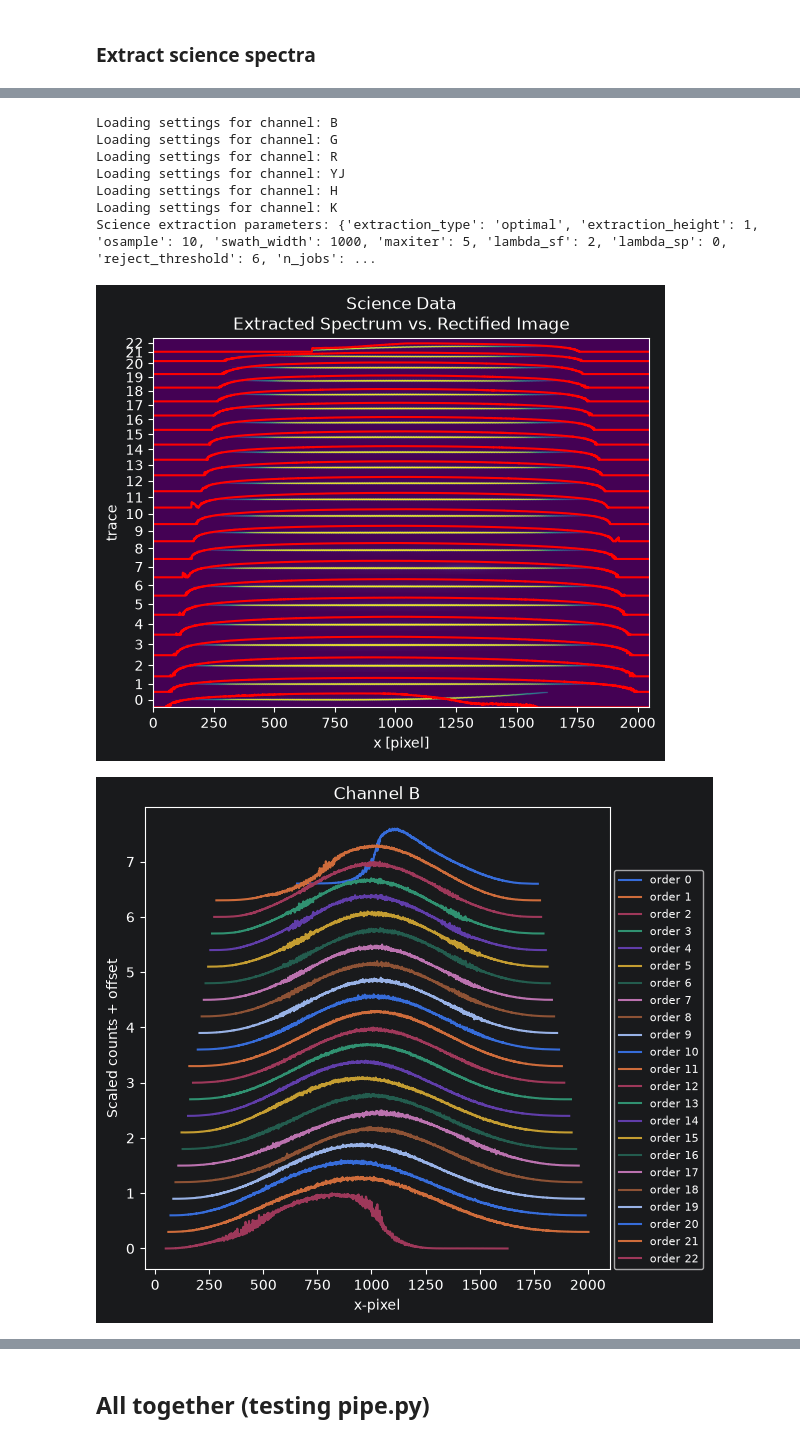
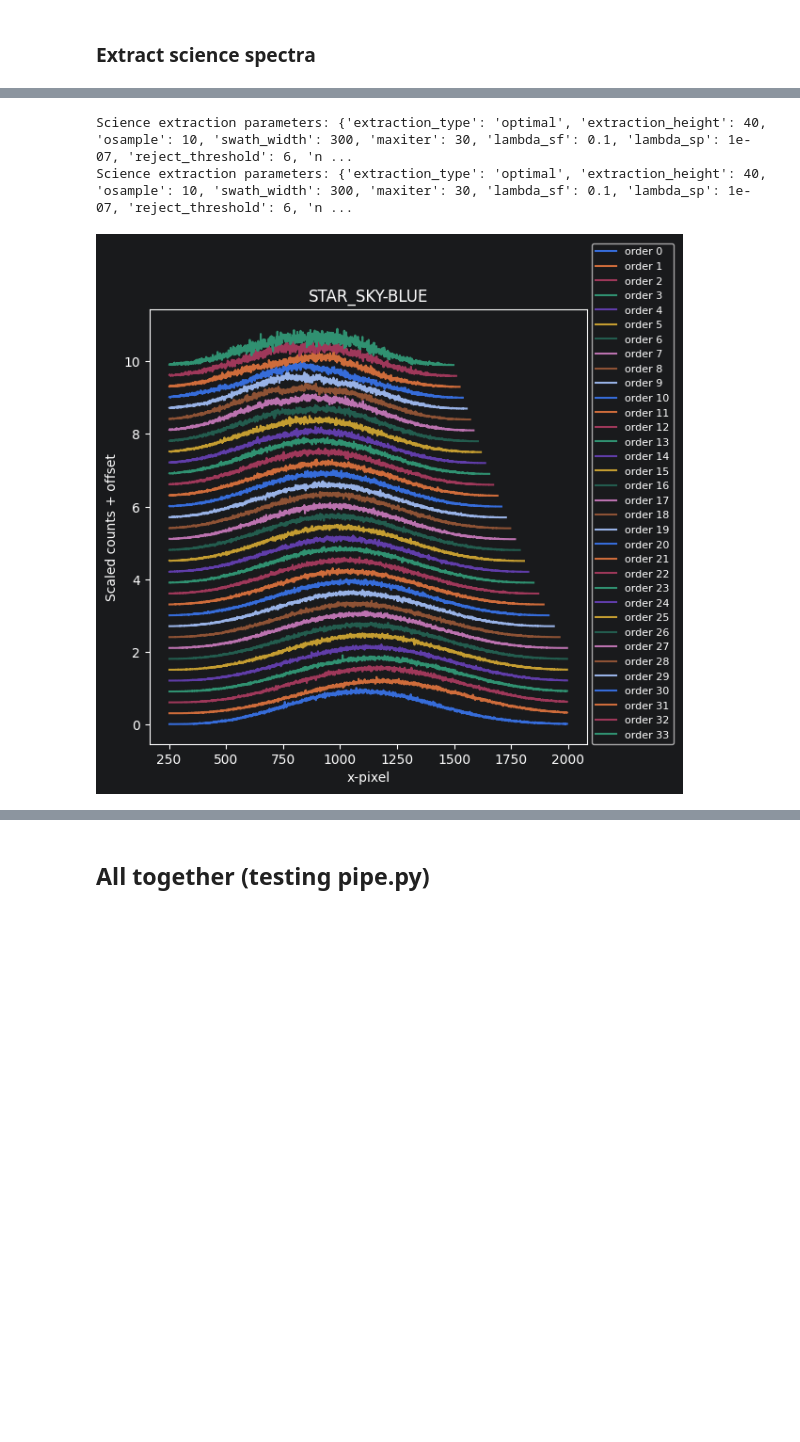
Before and after one commit to CaltechOpticalObservatories/zshooter-drp, a Jupyter notebook: notebooks/extraction_demo.ipynb, the cells around one changed output, grey strips where cells are left out. Drawn from its saved outputs; the diff is of its cells as text; code cells hidden in the pictures; blank space fills up the shorter version.

```diff
--- a/notebooks/extraction_demo.ipynb
+++ b/notebooks/extraction_demo.ipynb
@@ -160,0 +203,14 @@ print(norm.min(), norm.max())
+# %%
+settings_cfg = load_zshooter_settings()
+master_cfg = settings_cfg[channel].get('wavecal_master')
+init_cfg = settings_cfg[channel].get('wavecal_init')
+cfg = settings_cfg[channel].get('wavecal')
+
+# create master arc again but this time with norm correction and traces passed
+arc, ahead = combine_calibrate(chanfiles['wavecal_master'], instrument=zs, channel=channel, bias=bias, bhead=bhead,
+                               norm=norm, traces=traces)
+# call wavecal step
+wave_img, wavesol, linelist, metrics = zsdrp.steps.WavecalWrapper.run(arc, ahead, traces, instrument=zs, channel=channel,
+                                                                      master_step_cfg=master_cfg, init_step_cfg=init_cfg,
+                                                                      step_cfg=cfg, init_plot_count=0)
+print(metrics["rms_mps"])
@@ -165,19 +229,16 @@ print(norm.min(), norm.max())
-# %%
-from zsdrp.steps import ScienceWrapper as sci_wrapper
-from zsdrp.utils import plot_spectra_object
-
-settings_cfg = load_zshooter_settings()
-cfg = settings_cfg[channel].get('science')
-
-spec = sci_wrapper.run(chanfiles['star'], traces, instrument=zs, channel=channel, bias=bias, bhead=bhead, norm=None, step_cfg=cfg)
-ax = plot_spectra_object(spec, title=f'Channel {channel}', xlabel='x-pixel', ylabel='Scaled counts + offset')
-# %% [output]
-Loading settings for channel: B
-Loading settings for channel: G
-Loading settings for channel: R
-Loading settings for channel: YJ
-Loading settings for channel: H
-Loading settings for channel: K
-Science extraction parameters: {'extraction_type': 'optimal', 'extraction_height': 1, 'osample': 10, 'swath_width': 1000, 'maxiter': 5, 'lambda_sf': 2, 'lambda_sp': 0, 'reject_threshold': 6, 'n_jobs': ...
-[figure, removed]
-[figure, removed]
+# %%
+importlib.reload(zsdrp.steps)
+
+settings_cfg = load_zshooter_settings()
+cfg = settings_cfg[channel].get('science')
+# call science extract step
+group_spectra = zsdrp.steps.ScienceWrapper.run(chanfiles['science'], traces, instrument=zs, channel=channel, bias=bias,
+                                               bhead=bhead, norm=norm, mask=None, step_cfg=cfg)
+# plot spectra (non-wavelength calibrated)
+for objname, spectra in group_spectra.items():
+    _ = zsdrp.utils.plot_spectra_object(spectra, title=f'{objname}-{channel}', xlabel='x-pixel', ylabel='Scaled counts + offset')
+    plt.show()
+# %% [output]
+Science extraction parameters: {'extraction_type': 'optimal', 'extraction_height': 40, 'osample': 10, 'swath_width': 300, 'maxiter': 30, 'lambda_sf': 0.1, 'lambda_sp': 1e-07, 'reject_threshold': 6, 'n ...
+Science extraction parameters: {'extraction_type': 'optimal', 'extraction_height': 40, 'osample': 10, 'swath_width': 300, 'maxiter': 30, 'lambda_sf': 0.1, 'lambda_sp': 1e-07, 'reject_threshold': 6, 'n ...
+[figure, added]
```
Also changed, not shown: parts of 35 cells of this notebook.
